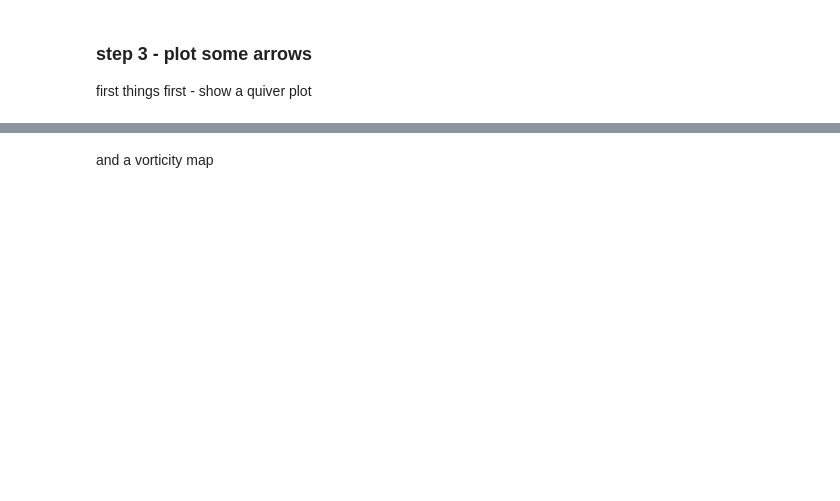
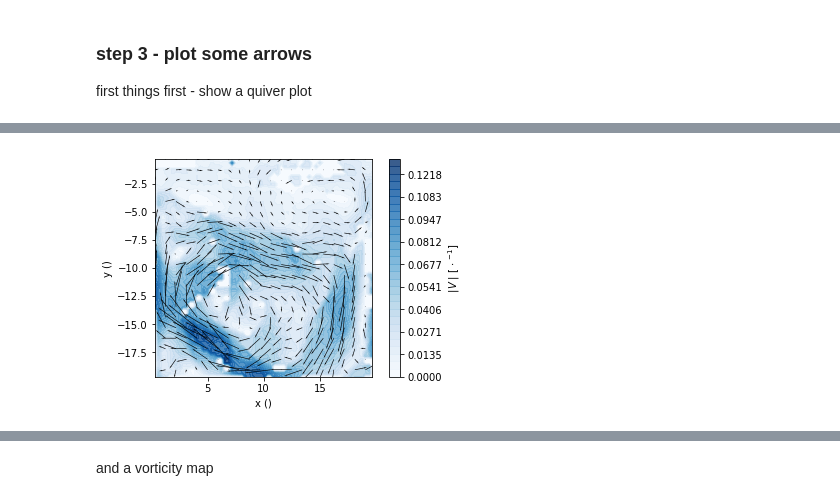
Before and after one commit to alexlib/pivpy, a Jupyter notebook: examples/notebooks/Getting_Started.ipynb, the cells around one changed output, grey strips where cells are left out. Drawn from its saved outputs; the diff is of its cells as text; code cells hidden in the pictures; blank space fills up the shorter version.

```diff
--- a/examples/notebooks/Getting_Started.ipynb
+++ b/examples/notebooks/Getting_Started.ipynb
@@ -46,0 +68,3 @@ fig, ax = vecPlot.genQuiver(vecs[0], nthArr=2, arrScale=20)
+# %%
+fig, ax = graphics.quiver(data, nthArr=3, arrScale=5)
+# %% [output]
@@ -46,0 +72 @@ fig, ax = vecPlot.genQuiver(vecs[0], nthArr=2, arrScale=20)
+[figure, added]
```
Also changed, not shown: parts of 18 cells of this notebook, 5 other files.
